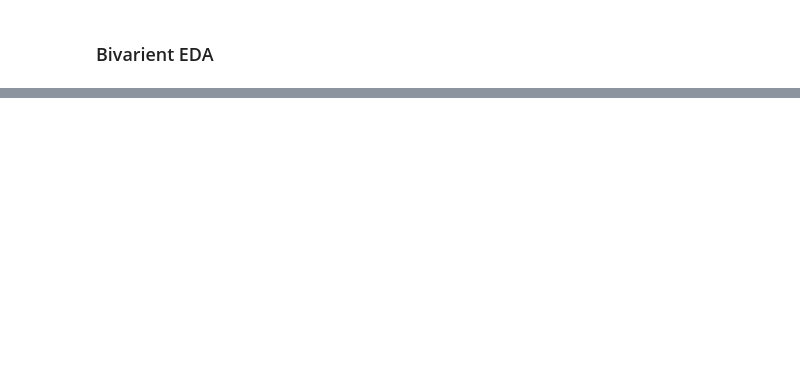
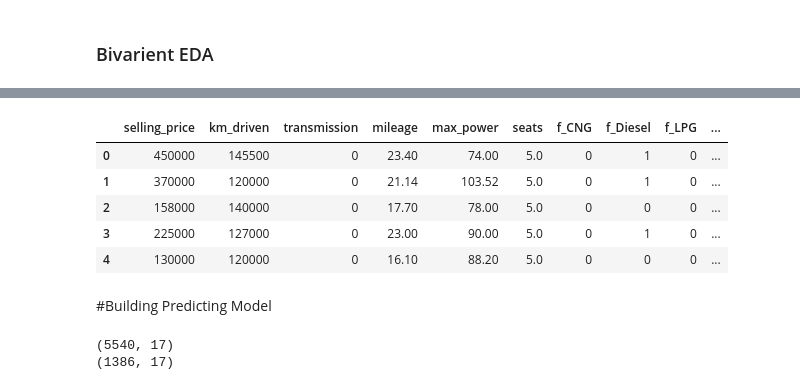
Before and after one commit to Ravinder-Kumar-M/Selling_price-Car_Dekho, a Jupyter notebook: Car_Dekho.ipynb, the cells around one changed output, grey strips where cells are left out. Drawn from its saved outputs; the diff is of its cells as text; code cells hidden in the pictures; blank space fills up the shorter version.

Commit message:
Predicting Model

```diff
--- a/Car_Dekho.ipynb
+++ b/Car_Dekho.ipynb
@@ -300,0 +323,23 @@ data.head()
+# %%
+### Data encoding
+#label encoding
+encoders_nums = {
+    "transmission" : {
+        'Manual' :  0,
+        'Automatic' : 1
+    },
+    "owner": {
+        'First Owner' : 1,
+        'Second Owner' : 2,
+        'Third Owner' : 3,
+        'Fourth & Above Owner' : 4,
+        'Test Drive Car' : 0
+    }
+
+}
+
+data = data.replace(encoders_nums)
+# %%
+data = pd.get_dummies(data, columns = ['fuel', 'seller_type', 'owner'], prefix=['f', 'sell', 'own' ])
+# %%
+data['seats'] = data['seats'].fillna(round(np.mean(data['seats'])))
@@ -300,0 +352,11 @@ data.head()
+# %%
+data.head()
+# %% [output]
+|  | selling_price | km_driven | transmission | mileage | max_power | seats | f_CNG | f_Diesel | f_LPG | ... |
+| 0 | 450000 | 145500 | 0 | 23.40 | 74.00 | 5.0 | 0 | 1 | 0 | ... |
+| 1 | 370000 | 120000 | 0 | 21.14 | 103.52 | 5.0 | 0 | 1 | 0 | ... |
+| 2 | 158000 | 140000 | 0 | 17.70 | 78.00 | 5.0 | 0 | 0 | 0 | ... |
+| 3 | 225000 | 127000 | 0 | 23.00 | 90.00 | 5.0 | 0 | 1 | 0 | ... |
+| 4 | 130000 | 120000 | 0 | 16.10 | 88.20 | 5.0 | 0 | 0 | 0 | ... |
+# %% [markdown]
+#Building Predicting Model
@@ -300,0 +374,6 @@ data.head()
+# %%
+print(X_train.shape)
+print(X_test.shape)
+# %% [output]
+(5540, 17)
+(1386, 17)
```
Also changed, not shown: parts of 30 cells of this notebook.
